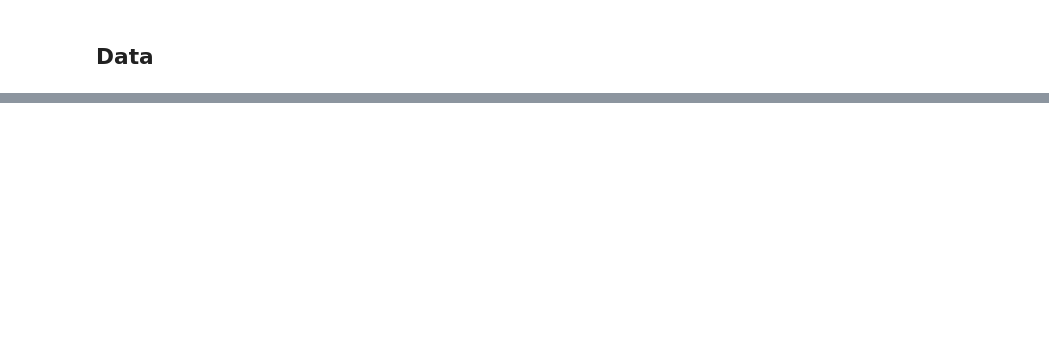
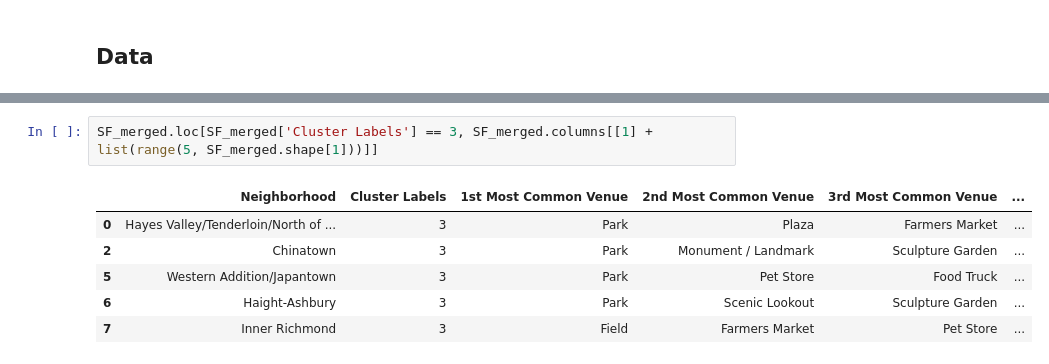
Before and after one commit to taararangan/Coursera_Capstone, a Jupyter notebook: Battle of the Neighborhoods - Dog Breeders.ipynb, the cells around one changed output, grey strips where cells are left out. Saved outputs shown, nothing was run; the diff lists cells and outputs as text; blank space fills up the shorter version.

```diff
--- a/Battle of the Neighborhoods - Dog Breeders.ipynb
+++ b/Battle of the Neighborhoods - Dog Breeders.ipynb
@@ -50,0 +452,9 @@ Finally, we will use Folium to generate a map of the Santa Ana area that notes s
+# %%
+SF_merged.loc[SF_merged['Cluster Labels'] == 3, SF_merged.columns[[1] + list(range(5, SF_merged.shape[1]))]]
+# %% [output]
+|  | Neighborhood | Cluster Labels | 1st Most Common Venue | 2nd Most Common Venue | 3rd Most Common Venue | ... |
+| 0 | Hayes Valley/Tenderloin/North of ... | 3 | Park | Plaza | Farmers Market | ... |
+| 2 | Chinatown | 3 | Park | Monument / Landmark | Sculpture Garden | ... |
+| 5 | Western Addition/Japantown | 3 | Park | Pet Store | Food Truck | ... |
+| 6 | Haight-Ashbury | 3 | Park | Scenic Lookout | Sculpture Garden | ... |
+| 7 | Inner Richmond | 3 | Field | Farmers Market | Pet Store | ... |
```
Also changed, not shown: parts of 71 cells of this notebook.
